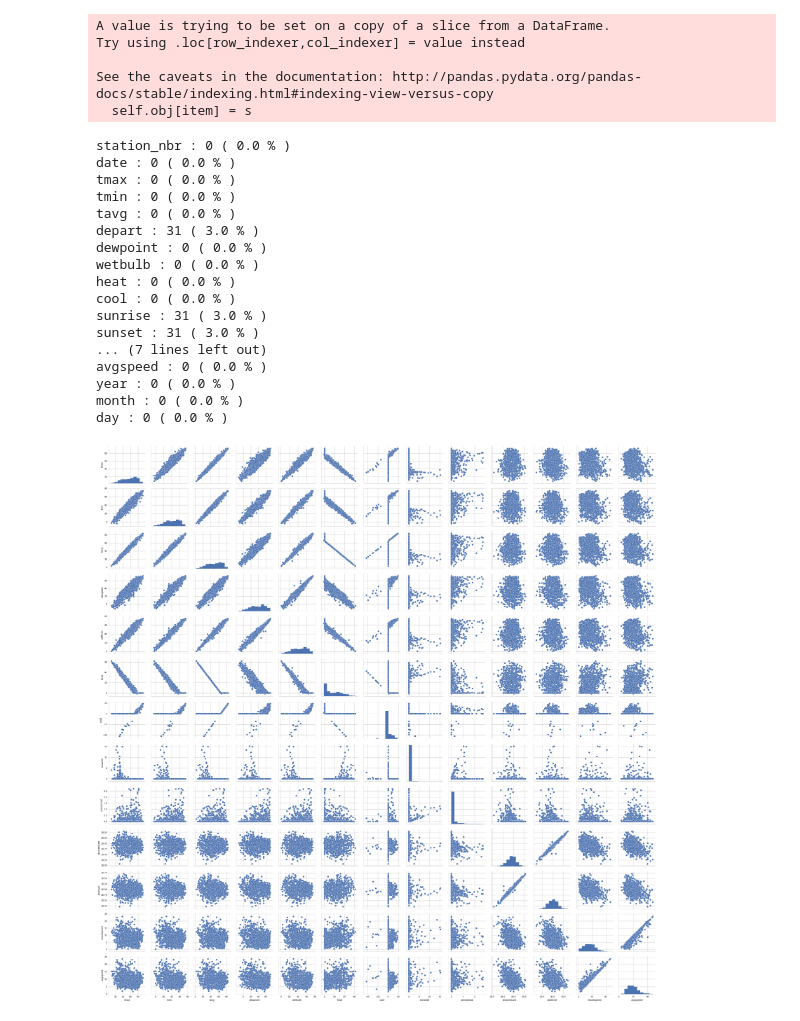
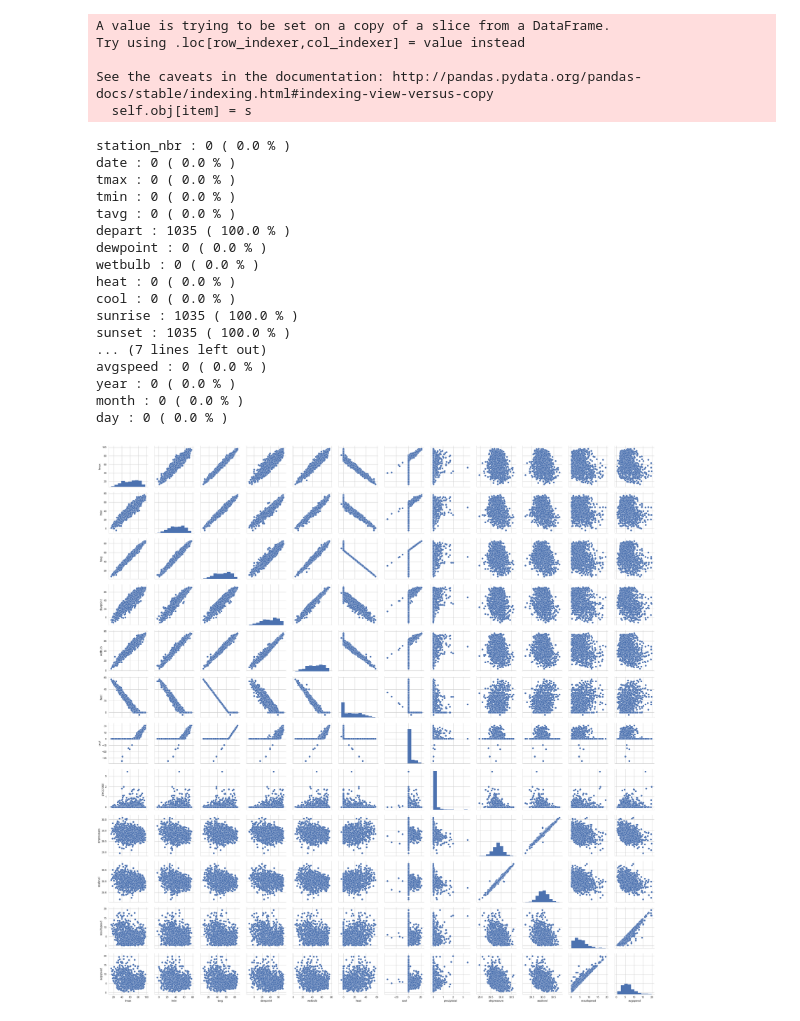
Before and after one commit to Junhojuno/Walmart-sales-in-stormy-weather, a Jupyter notebook: station1_replace_monthmean.ipynb, the cells around one changed output. Saved outputs shown, nothing was run; the diff lists cells and outputs as text; code cells hidden in the pictures.

```diff
--- a/station1_replace_monthmean.ipynb
+++ b/station1_replace_monthmean.ipynb
@@ -1,7 +1,7 @@
 # %%
 weather = weather = pd.read_csv("weather_imputation.csv")
 
-station = weather[weather['station_nbr'] == 2]
+station = weather[weather['station_nbr'] == 1]
 station.reset_index(drop=True, inplace=True)
 station.tail()
 # %% [output]
@@ -242,21 +242,21 @@ date : 0 ( 0.0 % )
 tmax : 0 ( 0.0 % )
 tmin : 0 ( 0.0 % )
 tavg : 0 ( 0.0 % )
-depart : 31 ( 3.0 % )
+depart : 1035 ( 100.0 % )
 dewpoint : 0 ( 0.0 % )
 wetbulb : 0 ( 0.0 % )
 heat : 0 ( 0.0 % )
 cool : 0 ( 0.0 % )
-sunrise : 31 ( 3.0 % )
-sunset : 31 ( 3.0 % )
+sunrise : 1035 ( 100.0 % )
+sunset : 1035 ( 100.0 % )
 ... (7 lines left out)
 avgspeed : 0 ( 0.0 % )
 year : 0 ( 0.0 % )
 month : 0 ( 0.0 % )
 day : 0 ( 0.0 % )
 # %%
-cols = ['tmax','tmin','tavg','dewpoint','wetbulb','heat','cool','snowfall','preciptotal','stnpressure','sealevel','resultspeed','avgspeed']
+cols = ['tmax','tmin','tavg','dewpoint','wetbulb','heat','cool','preciptotal','stnpressure','sealevel','resultspeed','avgspeed']
 sns.pairplot(station[cols])
 plt.show()
 # %% [output]
-[figure, old version]
+[figure, new version]
```
Also changed, not shown: parts of 5 cells of this notebook.
